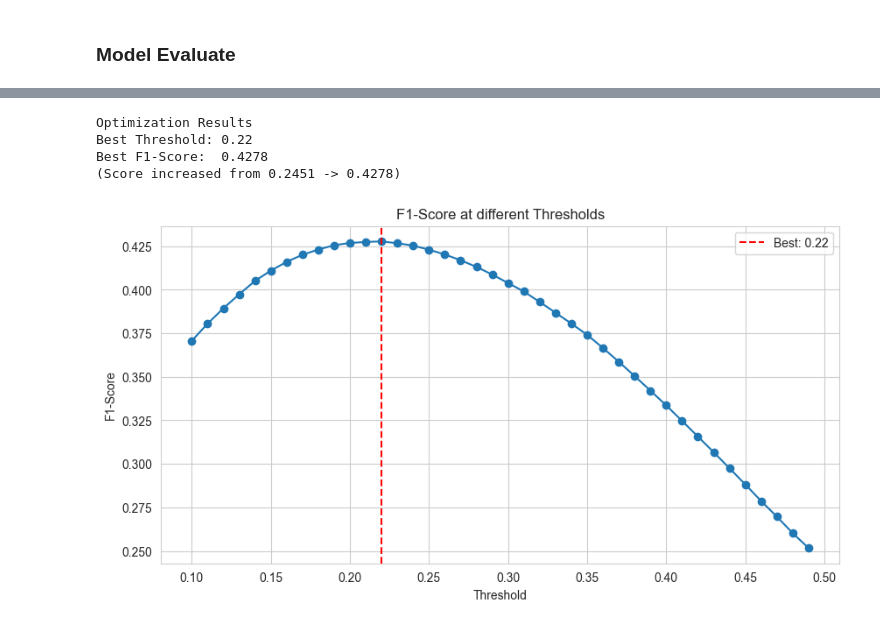
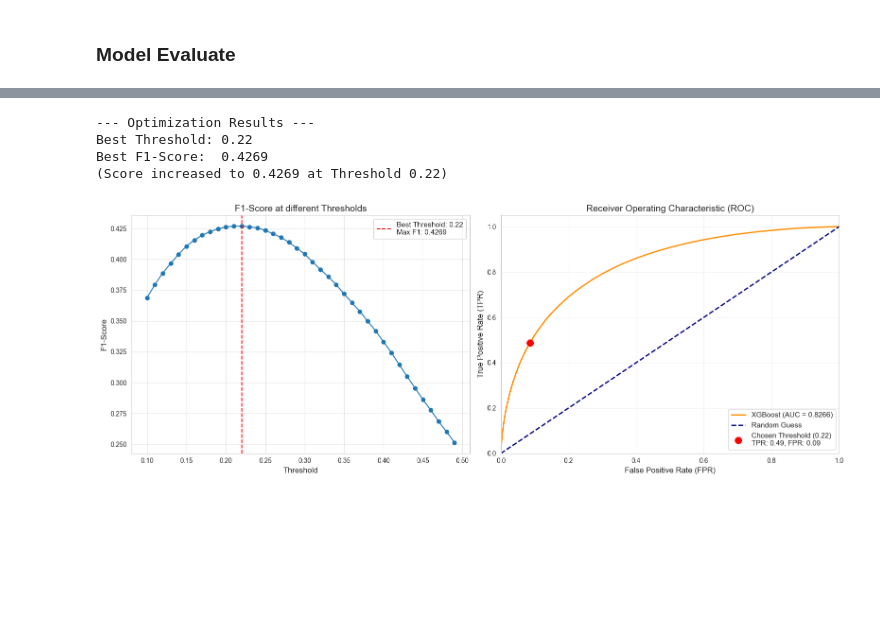
Before and after one commit to ppleum21z/Instacart-analysis, a Jupyter notebook: Reorder_predict.ipynb, the cells around one changed output, grey strips where cells are left out. Saved outputs shown, nothing was run; the diff lists cells and outputs as text; code cells hidden in the pictures; blank space fills up the shorter version.

```diff
--- a/Reorder_predict.ipynb
+++ b/Reorder_predict.ipynb
@@ -495,39 +495,65 @@ pd.DataFrame(results).T
 # %%
 d_probs = xgb.predict_proba(X_val)[:, 1]
 
-# find best Threshold
 thresholds = np.arange(0.10, 0.50, 0.01)
 scores = []
 
 for t in thresholds:
     preds = (d_probs > t).astype(int)
     score = f1_score(y_val, preds)
     scores.append(score)
 
 best_score = max(scores)
 best_thresh = thresholds[scores.index(best_score)]
 
-print(f"Optimization Results")
+print("--- Optimization Results ---")
 print(f"Best Threshold: {best_thresh:.2f}")
 print(f"Best F1-Score:  {best_score:.4f}")
-print(f"(Score increased from 0.2451 -> {best_score:.4f})")
+print(f"(Score increased to {best_score:.4f} at Threshold {best_thresh:.2f})\n")
 
-# plot
-plt.figure(figsize=(10, 5))
-plt.plot(thresholds, scores, marker='o')
-plt.title("F1-Score at different Thresholds")
-plt.xlabel("Threshold")
-plt.ylabel("F1-Score")
-plt.axvline(best_thresh, color='r', linestyle='--', label=f'Best: {best_thresh:.2f}')
-plt.legend()
-plt.grid(True)
+
+fpr, tpr, roc_thresholds = roc_curve(y_val, d_probs)
+roc_auc = auc(fpr, tpr)
+
+idx = np.argmin(np.abs(roc_thresholds - best_thresh))
+best_fpr = fpr[idx]
+best_tpr = tpr[idx]
+
+
+fig, axes = plt.subplots(1, 2, figsize=(16, 6))
+
+axes[0].plot(thresholds, scores, marker='o', color='tab:blue')
+axes[0].set_title("F1-Score at different Thresholds", fontsize=14)
+axes[0].set_xlabel("Threshold", fontsize=12)
+axes[0].set_ylabel("F1-Score", fontsize=12)
+axes[0].axvline(best_thresh, color='r', linestyle='--', label=f'Best Threshold: {best_thresh:.2f}\nMax F1: {best_score:.4f}')
+axes[0].legend(fontsize=11)
+axes[0].grid(True, alpha=0.5)
+
+# ROC Curve
+axes[1].plot(fpr, tpr, color='darkorange', lw=2, label=f'XGBoost (AUC = {roc_auc:.4f})')
+axes[1].plot([0, 1], [0, 1], color='navy', lw=2, linestyle='--', label='Random Guess')
+
+# Best Threshold
+axes[1].scatter(best_fpr, best_tpr, color='red', s=100, zorder=5,
+                label=f'Chosen Threshold ({best_thresh:.2f})\nTPR: {best_tpr:.2f}, FPR: {best_fpr:.2f}')
+
+axes[1].set_xlim([0.0, 1.0])
+axes[1].set_ylim([0.0, 1.05])
+axes[1].set_xlabel('False Positive Rate (FPR)', fontsize=12)
+axes[1].set_ylabel('True Positive Rate (TPR)', fontsize=12)
+axes[1].set_title('Receiver Operating Characteristic (ROC)', fontsize=14)
+axes[1].legend(loc="lower right", fontsize=11)
+axes[1].grid(True, alpha=0.3)
+
+plt.tight_layout()
 plt.show()
 # %% [output]
-Optimization Results
+--- Optimization Results ---
 Best Threshold: 0.22
-Best F1-Score:  0.4278
-(Score increased from 0.2451 -> 0.4278)
+Best F1-Score:  0.4269
+(Score increased to 0.4269 at Threshold 0.22)
-[figure, old version]
+[figure, new version]
 # %%
 test_users = orders.filter(pl.col("eval_set") == "test").select(["user_id", "order_id"])
 
```
Also changed, not shown: parts of 12 cells of this notebook.
